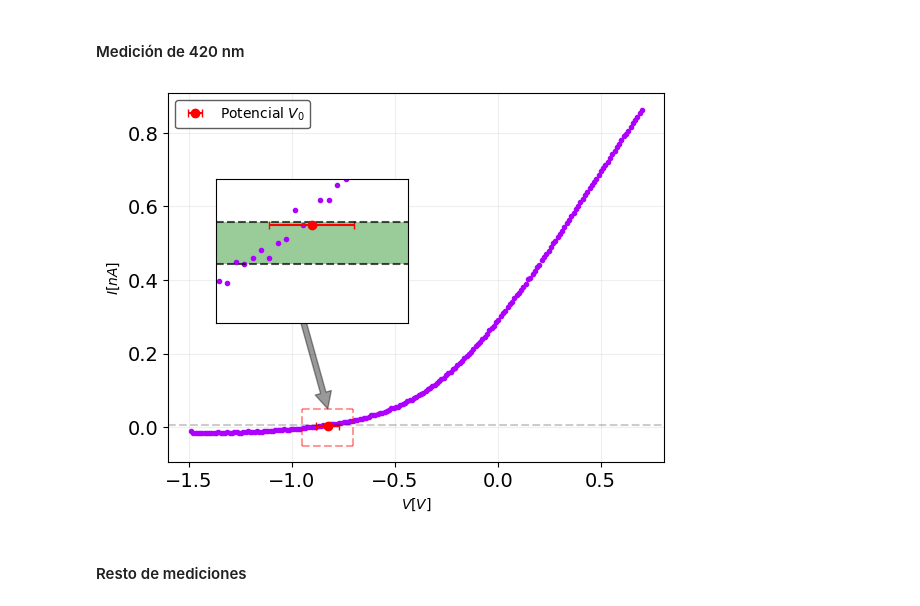
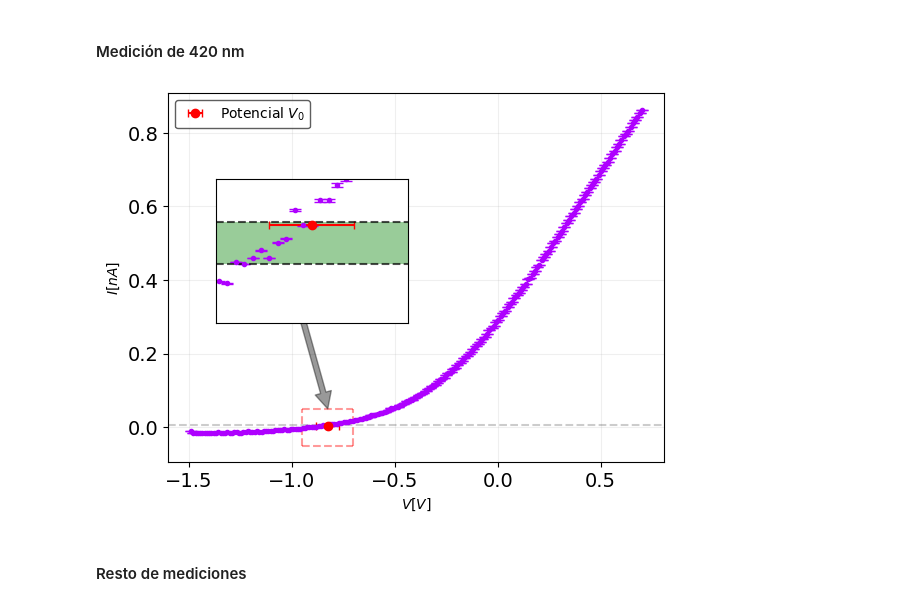
Before and after one commit to BernardoPironio/Efecto-fotoelectrico, a Jupyter notebook: analisis.ipynb, the cells around one changed output. Saved outputs shown, nothing was run; the diff lists cells and outputs as text; code cells hidden in the pictures.

```diff
--- a/analisis.ipynb
+++ b/analisis.ipynb
@@ -20,7 +20,7 @@ plt.rcParams['ytick.labelsize'] = 14  # tamaño de los números del eje y
 # Cargado de archivos
 # %%
 c = 3e8 #m/s
-X, Y, V, nu = [], [], [], [] # --> Cada elemento de la lista corresponde a los datos de una longitud de onda
+X, err_X, Y, V, nu, err_nu = [], [], [], [], [], [] # --> Cada elemento de la lista corresponde a los datos de una longitud de onda
 
 folder = dir_drive + 'Mediciones/Barrido voltaje dia 3'
 fname = os.listdir(folder + '/')
@@ -30,12 +30,12 @@ for file in files:
     if file[:7] == 'barrido':
         medXYV = np.genfromtxt(root, delimiter = ',')
         N = len(medXYV)
-        Xi, Yi, Vi = np.zeros(N - 1), np.zeros(N - 1), np.zeros(N - 1)
+        Xi, err_Xi, Yi, Vi = np.zeros((4, N - 1))
         for i, row in enumerate(medXYV[1:]):
-            Xi[i], Yi[i], Vi[i] = row[0], row[1], row[2]
-        X.append(Xi), Y.append(Yi), V.append(Vi)
-        lamb = float(file[-9:-6])*1e-9 #m
-        nu.append(c / lamb)
+            Xi[i], err_Xi[i], Yi[i], Vi[i] = row[0], row[0]*0.02, row[1], row[2]
+        X.append(Xi), err_X.append(err_Xi), Y.append(Yi), V.append(Vi)
+        lamb, err_lamb = float(file[-9:-6])*1e-9, .5*1e-9 #m
+        nu.append(c / lamb), err_nu.append( np.abs(c / lamb**2) * err_lamb )
 # %% [markdown]
 # Cálculo de $I$ y $V_0$
 # %%
@@ -137,7 +138,8 @@ k = 0
 #---------------
 fig, main_ax = plt.subplots()
 
-main_ax.plot(V[k][1:], -X[k][1:] * 1e9, '.', color = "#ae00ff") # --> eliminé el primer punto
+main_ax.errorbar(V[k][1:], -X[k][1:] * 1e9, yerr = np.abs(err_X[k][1:]),
+                 fmt = '.', capsize = 4, color = "#ae00ff") # --> eliminé el primer punto
 
 main_ax.errorbar(V0[k], Xc0[k] * 1e9, fmt = 'o', xerr = err_V0[k], capsize = 3,
                 linestyle = 'None', color = 'red', label = r'Potencial $V_0$') #-->Puntos de corriente nula
@@ -154,35 +156,36 @@ main_ax.grid(alpha = 0.2), main_ax.legend(loc = 'upper left', edgecolor = "#3636
 main_ax.plot([-.7]*2, [-.05, .05], color = 'red', linestyle = '--', alpha = .4) # --> Barra derecha
 main_ax.plot([-.95]*2, [-.05, .05], color = 'red', linestyle = '--', alpha = .4) # --> Barra izquierda
 main_ax.plot([-.95, -.7], [-.05]*2, color = 'red', linestyle = '--', alpha = .4) # --> Barra abajo
 main_ax.plot([-.95, -.7], [.05]*2, color = 'red', linestyle = '--', alpha = .4) # --> Barra arriba
 
 #---------
 # Flecha
 #---------
 main_ax.annotate('', xy = (np.mean([-.95, -.7]), .05), xytext = (-1, .4),
                  arrowprops = dict(facecolor = 'black', alpha = 0.4))
 
 #-------------
 # Figura zoom
 #-------------
 zoom_ax = fig.add_axes([.2, .4, .3, .3], facecolor = 'white')
 
-zoom_ax.plot(V[k][1:], -X[k][1:], '.', color = "#ae00ff")
+zoom_ax.errorbar(V[k][1:], -X[k][1:], yerr = np.abs(err_X[k][1:]),
+                 fmt = '.', capsize = 4, color = "#ae00ff")
 zoom_ax.errorbar(V0[k], Xc0[k], fmt = 'o', xerr = err_V0[k], capsize = 3,
                 linestyle = 'None', color = 'red', label = r'$V_0$')
 
 zoom_ax.axhline(ep0, linestyle = '--', color = 'black', alpha = 0.7)
 zoom_ax.axhline(0, linestyle = '--', color = 'black', alpha = 0.7)
 
 zoom_ax.set(xticks = [], yticks = [],
             ylim = (-.7e-11, 1e-11), xlim = (-.95, -.7))
 
 zoom_ax.fill_between(np.arange(-1, -.4, 0.01), 0, ep0, facecolor = 'green', alpha = 0.4)
 
 plt.savefig(dir_drive + 'Figuras_informe/420nm_medicion.pdf', bbox_inches = 'tight')
 plt.show()
 # %% [output]
-[figure, old version]
+[figure, new version]
 # %% [markdown]
 #### Resto de mediciones
 # %%
```
Also changed, not shown: parts of 9 cells of this notebook.
